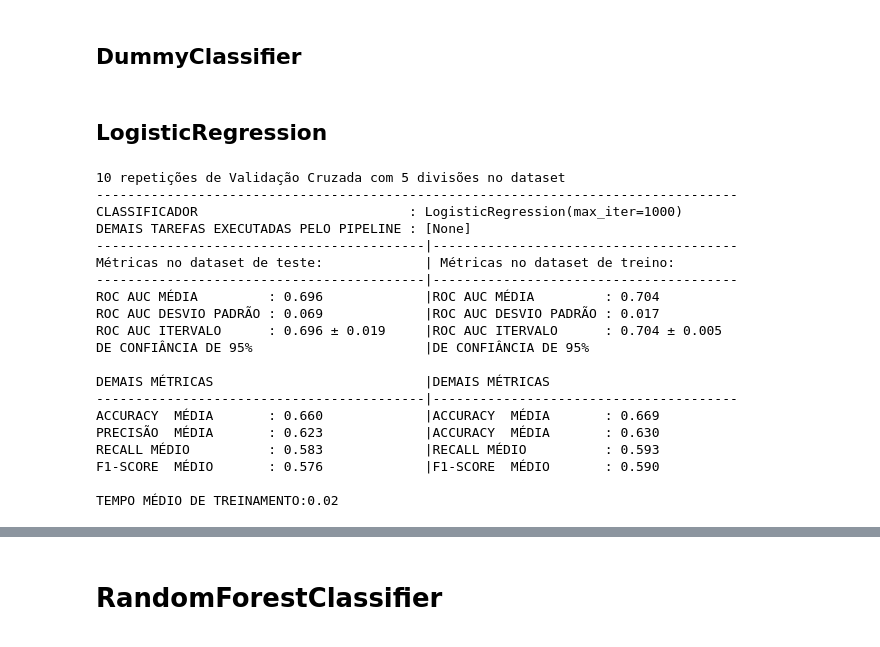
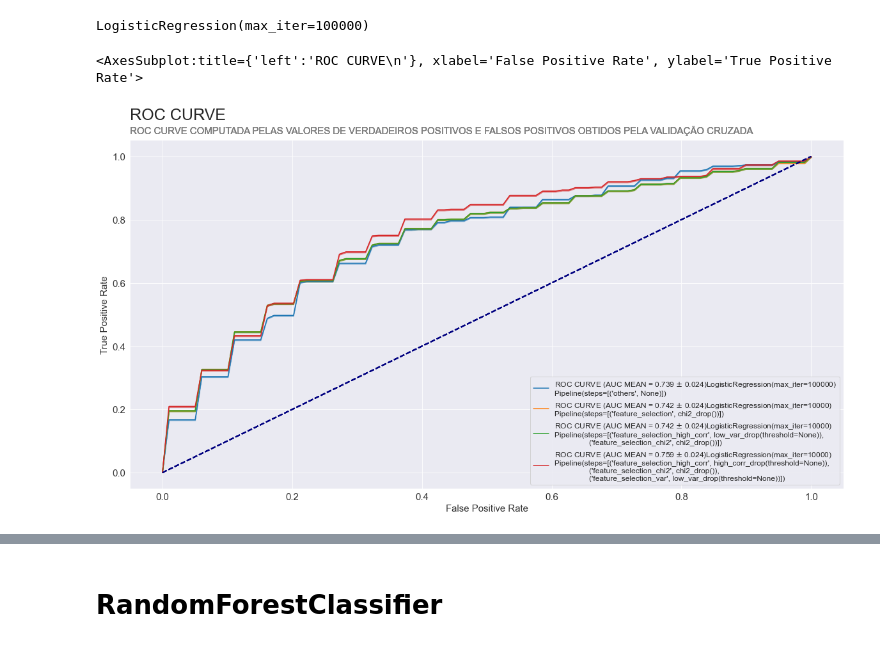
Before and after one commit to PedroHCAlmeida/Projeto_final_bootcamp, a Jupyter notebook: notebooks/Predicoes.ipynb, the cells around one changed output, grey strips where cells are left out. Cells and saved outputs as stored; diff of their text form; code cells hidden in the pictures.

```diff
--- a/notebooks/Predicoes.ipynb
+++ b/notebooks/Predicoes.ipynb
@@ -41,0 +62,3 @@ eq_mean_2_5 = 'equal_mean_alpha_0.025.txt'
+# %%
+lr = Classifier(LogisticRegression, df, max_iter=100000)
+lr.cross_val()
@@ -41,0 +86,3 @@ eq_mean_2_5 = 'equal_mean_alpha_0.025.txt'
+# %%
+lr2 = Classifier(LogisticRegression, df, [('feature_selection', chi2_drop())], max_iter=10000)
+lr2.cross_val()
@@ -41,0 +110,3 @@ eq_mean_2_5 = 'equal_mean_alpha_0.025.txt'
+# %%
+lr3 = Classifier(LogisticRegression, df, [('feature_selection_high_corr', low_var_drop()),('feature_selection_chi2',chi2_drop())], max_iter=10000)
+lr3.cross_val()
@@ -41,0 +134,4 @@ eq_mean_2_5 = 'equal_mean_alpha_0.025.txt'
+# %%
+lr4 = Classifier(LogisticRegression, df, [('feature_selection_high_corr', high_corr_drop()),('feature_selection_chi2',chi2_drop()),
+                                        ('feature_selection_var', low_var_drop(0.0003608115413929402))], max_iter=10000)
+lr4.cross_val()
@@ -41,0 +159,12 @@ eq_mean_2_5 = 'equal_mean_alpha_0.025.txt'
+# %%
+lr.estimator
+# %% [output]
+LogisticRegression(max_iter=100000)
+# %%
+ax = lr.plot_roc_curve()
+lr2.plot_roc_curve(ax=ax)
+lr3.plot_roc_curve(ax=ax)
+lr4.plot_roc_curve(ax=ax)
+# %% [output]
+<AxesSubplot:title={'left':'ROC CURVE\n'}, xlabel='False Positive Rate', ylabel='True Positive Rate'>
+[figure, added]
@@ -42,31 +175,3 @@ eq_mean_2_5 = 'equal_mean_alpha_0.025.txt'
 # %%
 X = df.drop('ICU', axis=1)
 y = df['ICU']
-# %% [markdown]
-## DummyClassifier
-# %% [markdown]
-## LogisticRegression
-# %%
-lr = Classifier(LogisticRegression, data[['AGE_PERCENTIL', 'LACTATE_MEDIAN', 'ICU']], max_iter=1000)
-lr.cross_val()
-# %% [output]
-10 repetições de Validação Cruzada com 5 divisões no dataset
-----------------------------------------------------------------------------------
-CLASSIFICADOR                           : LogisticRegression(max_iter=1000)
-DEMAIS TAREFAS EXECUTADAS PELO PIPELINE : [None]
-------------------------------------------|---------------------------------------
-Métricas no dataset de teste:             | Métricas no dataset de treino:
-------------------------------------------|---------------------------------------
-ROC AUC MÉDIA         : 0.696             |ROC AUC MÉDIA         : 0.704
-ROC AUC DESVIO PADRÃO : 0.069             |ROC AUC DESVIO PADRÃO : 0.017
-ROC AUC ITERVALO      : 0.696 ± 0.019     |ROC AUC ITERVALO      : 0.704 ± 0.005
-DE CONFIÂNCIA DE 95%                      |DE CONFIÂNCIA DE 95%
-
-DEMAIS MÉTRICAS                           |DEMAIS MÉTRICAS
-------------------------------------------|---------------------------------------
-ACCURACY  MÉDIA       : 0.660             |ACCURACY  MÉDIA       : 0.669
-PRECISÃO  MÉDIA       : 0.623             |ACCURACY  MÉDIA       : 0.630
-RECALL MÉDIO          : 0.583             |RECALL MÉDIO          : 0.593
-F1-SCORE  MÉDIO       : 0.576             |F1-SCORE  MÉDIO       : 0.590
-
-TEMPO MÉDIO DE TREINAMENTO:0.02
```
Also changed, not shown: parts of 42 cells of this notebook, 16 other files.
